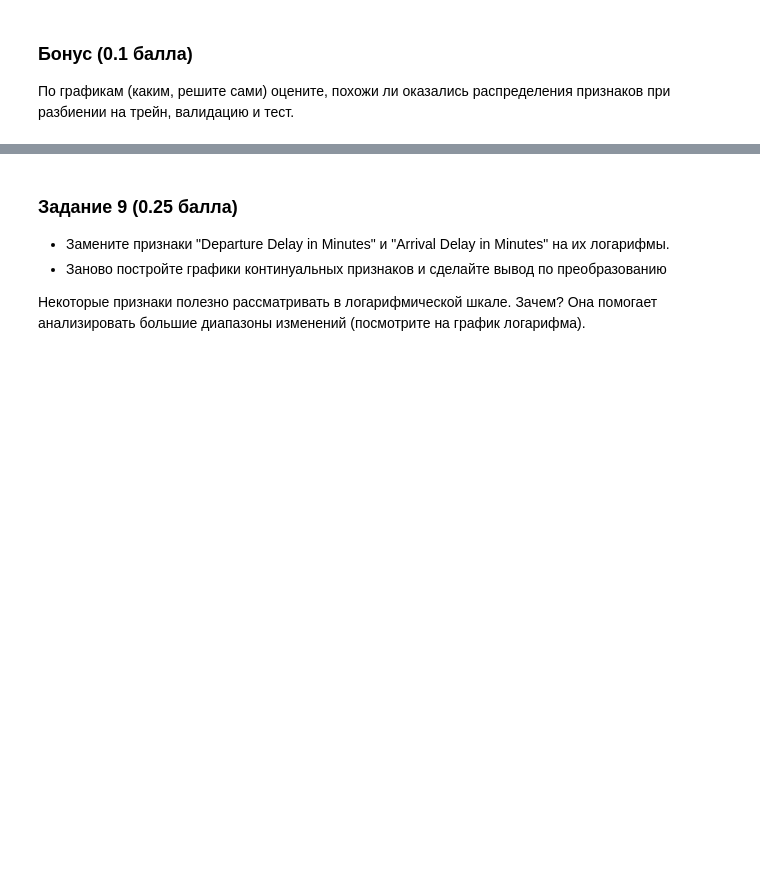
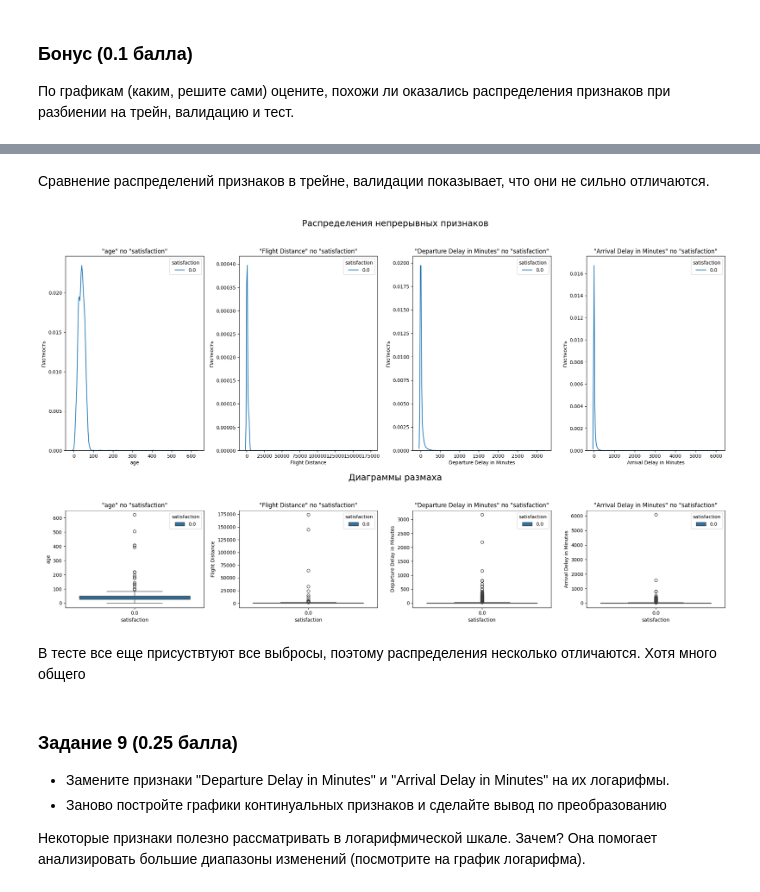
Before and after one commit to psaw/hse-ai24-ml, a Jupyter notebook: hw-4/AI_HW4_woodenML_base.ipynb, the cells around one changed output, grey strips where cells are left out. Saved outputs shown, nothing was run; the diff lists cells and outputs as text; code cells hidden in the pictures; blank space fills up the shorter version.

```diff
--- a/hw-4/AI_HW4_woodenML_base.ipynb
+++ b/hw-4/AI_HW4_woodenML_base.ipynb
@@ -802,3 +937,13 @@ plot_ordinal(ordinal_cols, X_train, y_train)
+# %% [markdown]
+Сравнение распределений признаков в трейне, валидации показывает, что они не сильно отличаются.
+# %%
+# Для теста сгенерируем вектор из нулей в качестве целевого признака
+# это не совсем точно (должны быть "-"), но для визуализации без разницы подойдет
+plot_continuous(continuous_cols, df_test, pd.Series(np.zeros(df_test.shape[0]), name='satisfaction'))
+# %% [output]
+[figure, added]
+# %% [markdown]
+В тесте все еще присуствтуют все выбросы, поэтому распределения несколько отличаются. Хотя много общего
 # %% [markdown]
 ### **Задание 9 (0.25 балла)**
 
```
Also changed, not shown: parts of 23 cells of this notebook.
